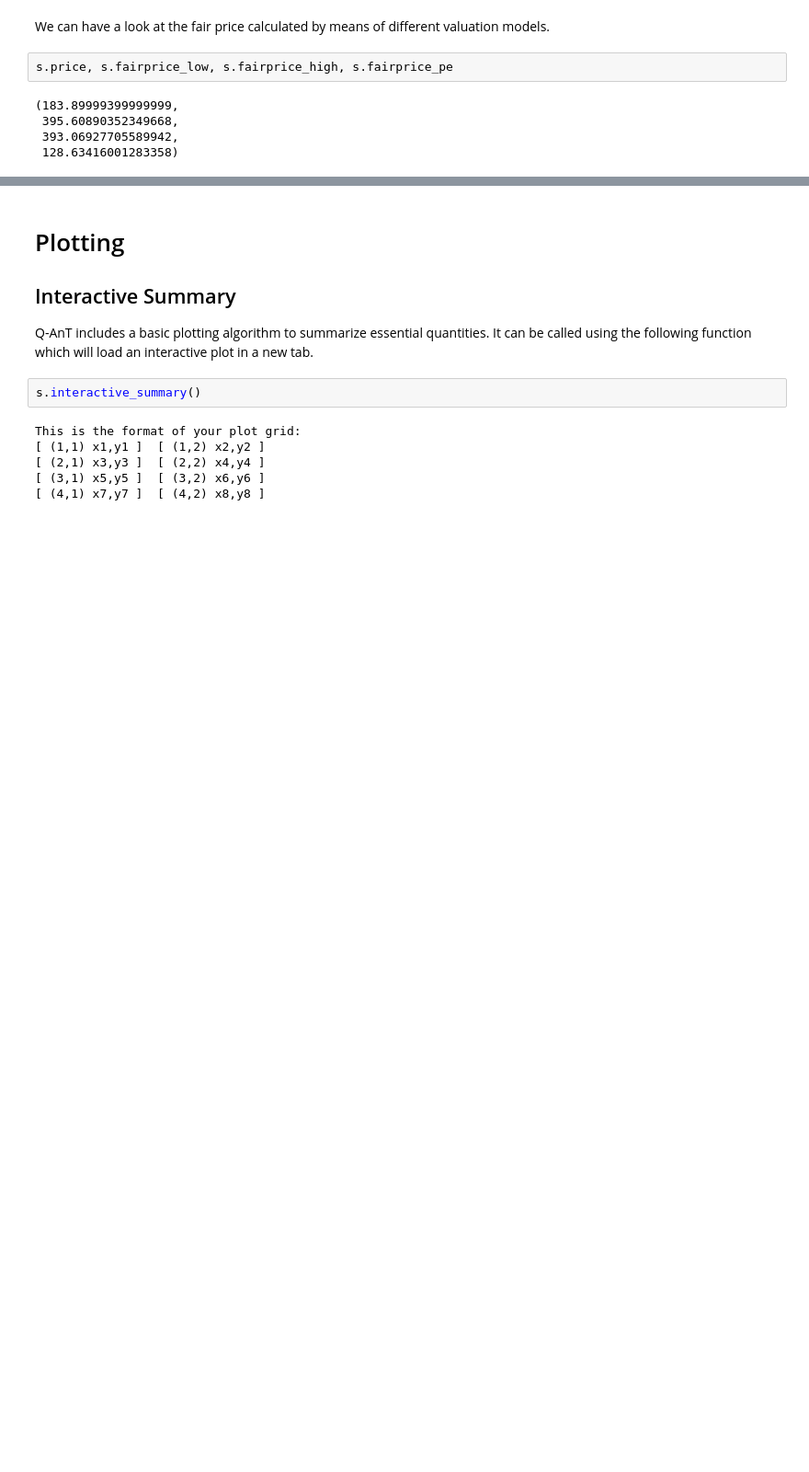
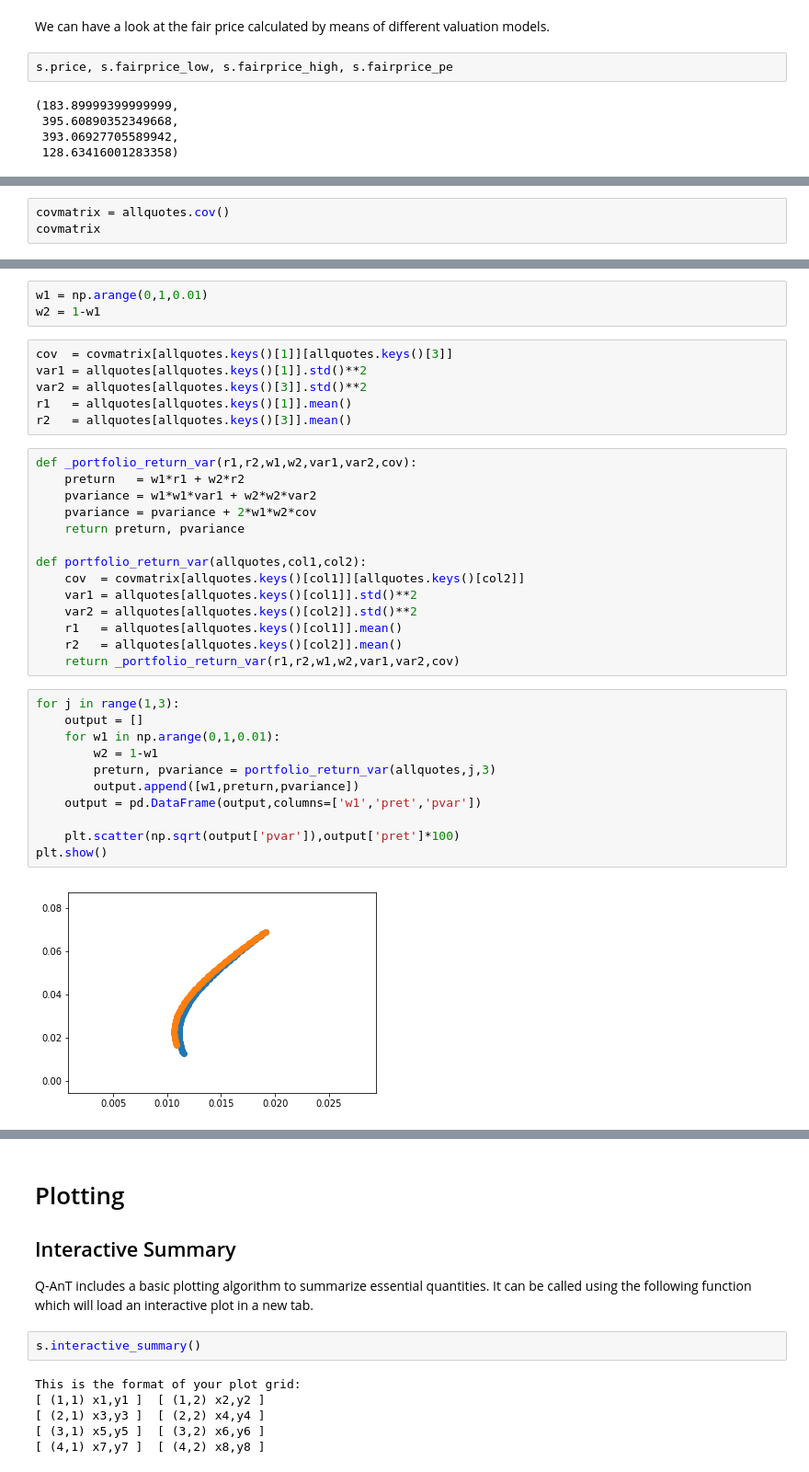
Before and after one commit to phermes/quant, a Jupyter notebook: manual.ipynb, the cells around one changed output, grey strips where cells are left out. Shown: that part at 92% size. Cells and saved outputs as stored; diff of their text form; blank space fills up the shorter version.

```diff
--- a/manual.ipynb
+++ b/manual.ipynb
@@ -187,0 +265,3 @@ s.price, s.fairprice_low, s.fairprice_high, s.fairprice_pe
+# %%
+covmatrix = allquotes.cov()
+covmatrix
@@ -187,0 +285,36 @@ s.price, s.fairprice_low, s.fairprice_high, s.fairprice_pe
+# %%
+w1 = np.arange(0,1,0.01)
+w2 = 1-w1
+# %%
+cov  = covmatrix[allquotes.keys()[1]][allquotes.keys()[3]]
+var1 = allquotes[allquotes.keys()[1]].std()**2
+var2 = allquotes[allquotes.keys()[3]].std()**2
+r1   = allquotes[allquotes.keys()[1]].mean()
+r2   = allquotes[allquotes.keys()[3]].mean()
+# %%
+def _portfolio_return_var(r1,r2,w1,w2,var1,var2,cov):
+    preturn   = w1*r1 + w2*r2
+    pvariance = w1*w1*var1 + w2*w2*var2
+    pvariance = pvariance + 2*w1*w2*cov
+    return preturn, pvariance
+
+def portfolio_return_var(allquotes,col1,col2):
+    cov  = covmatrix[allquotes.keys()[col1]][allquotes.keys()[col2]]
+    var1 = allquotes[allquotes.keys()[col1]].std()**2
+    var2 = allquotes[allquotes.keys()[col2]].std()**2
+    r1   = allquotes[allquotes.keys()[col1]].mean()
+    r2   = allquotes[allquotes.keys()[col2]].mean()
+    return _portfolio_return_var(r1,r2,w1,w2,var1,var2,cov)
+# %%
+for j in range(1,3):
+    output = []
+    for w1 in np.arange(0,1,0.01):
+        w2 = 1-w1
+        preturn, pvariance = portfolio_return_var(allquotes,j,3)
+        output.append([w1,preturn,pvariance])
+    output = pd.DataFrame(output,columns=['w1','pret','pvar'])
+
+    plt.scatter(np.sqrt(output['pvar']),output['pret']*100)
+plt.show()
+# %% [output]
+[figure, added]
```
Also changed, not shown: parts of 56 cells of this notebook, 3 other files.
